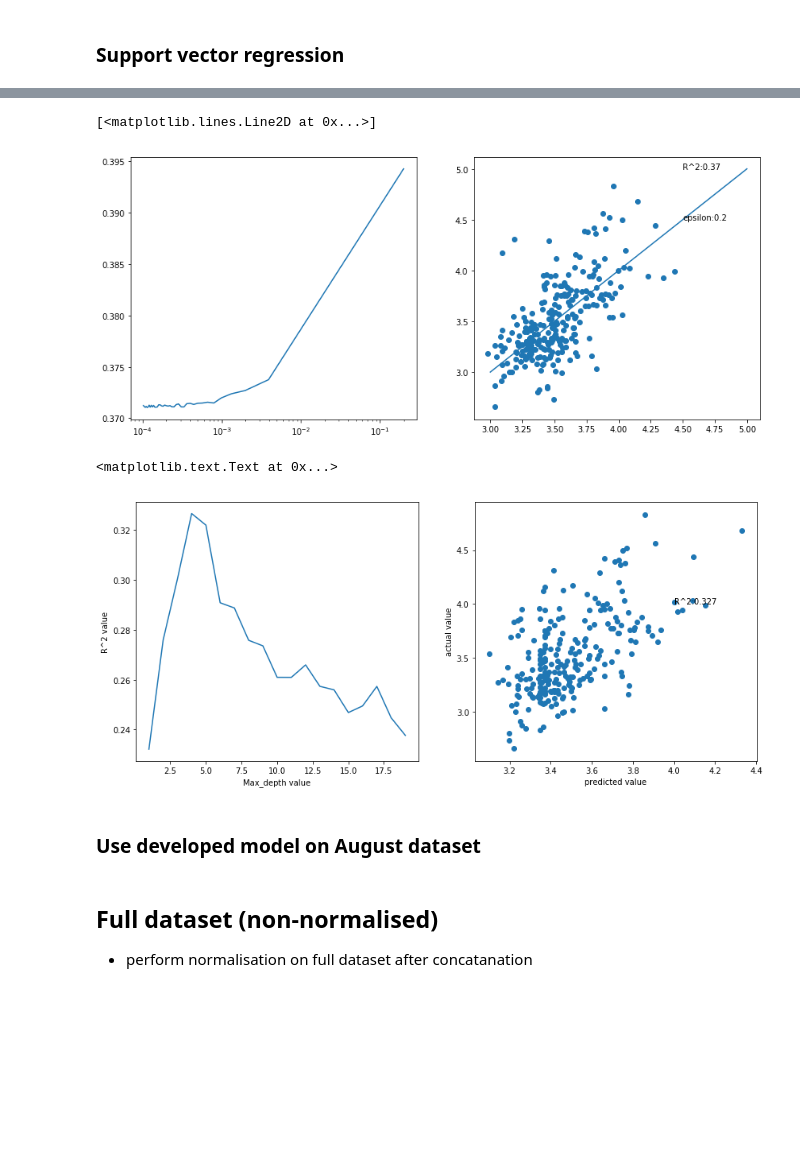
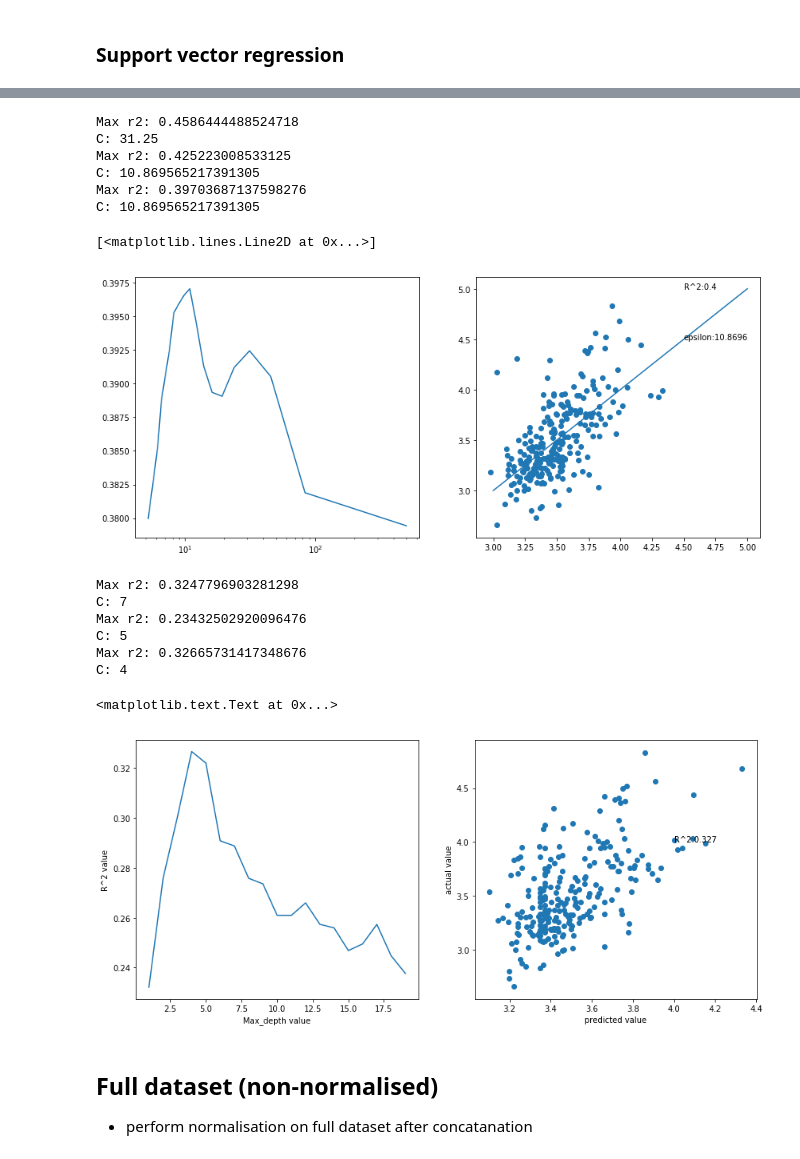
Before and after one commit to liujj90/MLSpectralAnalysis, a Jupyter notebook: Full dataset ML.ipynb, the cells around one changed output, grey strips where cells are left out. Saved outputs shown, nothing was run; the diff lists cells and outputs as text; code cells hidden in the pictures; blank space fills up the shorter version.

```diff
--- a/Full dataset ML.ipynb
+++ b/Full dataset ML.ipynb
@@ -367,12 +413,15 @@ for train_index, test_index in kf.split(X_norm):
 
     rf_scores = []
     predictions=[]
+    depth_list = []
     # need to try different max_depth:
     for depth in range(1, 20):
+        depth_list.append(depth)
         rf = RandomForestRegressor(max_depth = depth, random_state=0)
         rf.fit(X_train, y_train)
         predictions.append(np.array(rf.predict(X_test)))
         rf_scores.append(rf.score(X_test, np.array(y_test)))
+    print('Max r2:', max(rf_scores), '\nC:', depth_list[rf_scores.index(max(rf_scores))])
 
 fig, ax = plt.subplots(1,2, figsize = (14,6))
 ax[0].plot(range(1,20),rf_scores)
@@ -642,3 +697,32 @@ r2: 0.40112533875257206
 [figure]
 # %% [markdown]
 ### Support vector regression
+# %%
+from sklearn.svm import SVR
+# Vary epsilon, from initial tests
+for train_index, test_index in kf.split(X_norm):
+    # split
+    X_train, X_test = X_norm.iloc[train_index,:], X_norm.iloc[test_index,:]
+    y_train, y_test = Y.iloc[train_index,-1],Y.iloc[test_index,-1] # for 'P' dependent
+
+    svr_prediction = []
+    svr_r2 = []
+    ep =[]
+
+    for i in range(1,100, 5):
+        new_ep = 0.5/i
+        ep.append(new_ep)
+        clf = SVR(C= 85, epsilon = new_ep, kernel = 'linear')
+        clf.fit(X_train, y_train)
+        svr_prediction.append(clf.predict(X_test))
+        svr_r2.append(clf.score(X_test,y_test))
+    print('Max r2:', max(svr_r2), '\nEpsilon:', ep[svr_r2.index(max(svr_r2))])
+
+
+fig , ax = plt.subplots(1,2, figsize = (14,6))
+ax[1].scatter(svr_prediction[svr_r2.index(max(svr_r2))], y_test)
+ax[1].text(4.5,5, "R^2:{0}".format(round(max(svr_r2),2)))
+ax[1].text(4.5,4.5, "epsilon:{0}".format(round(ep[svr_r2.index(max(svr_r2))],4)))
+ax[0].plot(ep, svr_r2)
+ax[0].set_xscale('log')
+ax[1].plot([3,5],[3,5])
@@ -645,34 +738,42 @@ r2: 0.40112533875257206
 # %%
+# varying C instead of epsilon # optimal C around 50 - 100
 from sklearn.svm import SVR
 # Vary epsilon, from initial tests, C appears to not have much effect on prediction accuracy
 for train_index, test_index in kf.split(X_norm):
     # split
     X_train, X_test = X_norm.iloc[train_index,:], X_norm.iloc[test_index,:]
     y_train, y_test = Y.iloc[train_index,-1],Y.iloc[test_index,-1] # for 'P' dependent
 
     svr_prediction = []
     svr_r2 = []
     ep =[]
 
-    for i in range(1,2000, 50):
-        ep.append(0.2/i)
-        clf = SVR(C= 30, epsilon = 0.2/i, kernel = 'linear')
+    for i in range(1,100, 5):
+        new_ep = 500/i
+        ep.append(new_ep)
+        clf = SVR(C= new_ep, epsilon = 0.1, kernel = 'linear')
         clf.fit(X_train, y_train)
         svr_prediction.append(clf.predict(X_test))
         svr_r2.append(clf.score(X_test,y_test))
-
+    print('Max r2:', max(svr_r2), '\nC:', ep[svr_r2.index(max(svr_r2))])
 
 
 fig , ax = plt.subplots(1,2, figsize = (14,6))
 ax[1].scatter(svr_prediction[svr_r2.index(max(svr_r2))], y_test)
-ax[1].text(4.5,5, "R^2:{0}".format(round(svr_r2[-1],2)))
+ax[1].text(4.5,5, "R^2:{0}".format(round(max(svr_r2),2)))
 ax[1].text(4.5,4.5, "epsilon:{0}".format(round(ep[svr_r2.index(max(svr_r2))],4)))
 ax[0].plot(ep, svr_r2)
 ax[0].set_xscale('log')
 ax[1].plot([3,5],[3,5])
 # %% [output]
-[<matplotlib.lines.Line2D at 0x...>]
+Max r2: 0.4586444488524718
+C: 31.25
+Max r2: 0.425223008533125
+C: 10.869565217391305
+Max r2: 0.39703687137598276
+C: 10.869565217391305
+[<matplotlib.lines.Line2D at 0x...>]
-[figure, old version]
+[figure, new version]
 # %%
 from sklearn.ensemble import RandomForestRegressor
 
@@ -685,12 +786,15 @@ for train_index, test_index in kf.split(X_norm):
 
     rf_scores = []
     predictions=[]
+    depth_list = []
     # need to try different max_depth:
     for depth in range(1, 20):
+        depth_list.append(depth)
         rf = RandomForestRegressor(max_depth = depth, random_state=0)
         rf.fit(X_train, y_train)
         predictions.append(np.array(rf.predict(X_test)))
         rf_scores.append(rf.score(X_test, np.array(y_test)))
+    print('Max r2:', max(rf_scores), '\nC:', depth_list[rf_scores.index(max(rf_scores))])
 
 fig, ax = plt.subplots(1,2, figsize = (14,6))
 ax[0].plot(range(1,20),rf_scores)
@@ -701,10 +805,14 @@ ax[1].text(4,4, "R^2:{0}".format(round(max(rf_scores),3)))
 ax[1].set_xlabel('predicted value')
 ax[1].set_ylabel('actual value')
 # %% [output]
-<matplotlib.text.Text at 0x...>
+Max r2: 0.3247796903281298
+C: 7
+Max r2: 0.23432502920096476
+C: 5
+Max r2: 0.32665731417348676
+C: 4
+<matplotlib.text.Text at 0x...>
 [figure]
-# %% [markdown]
-### Use developed model on August dataset
 # %% [markdown]
 ## Full dataset (non-normalised)
 
```
Also changed, not shown: parts of 67 cells of this notebook.
